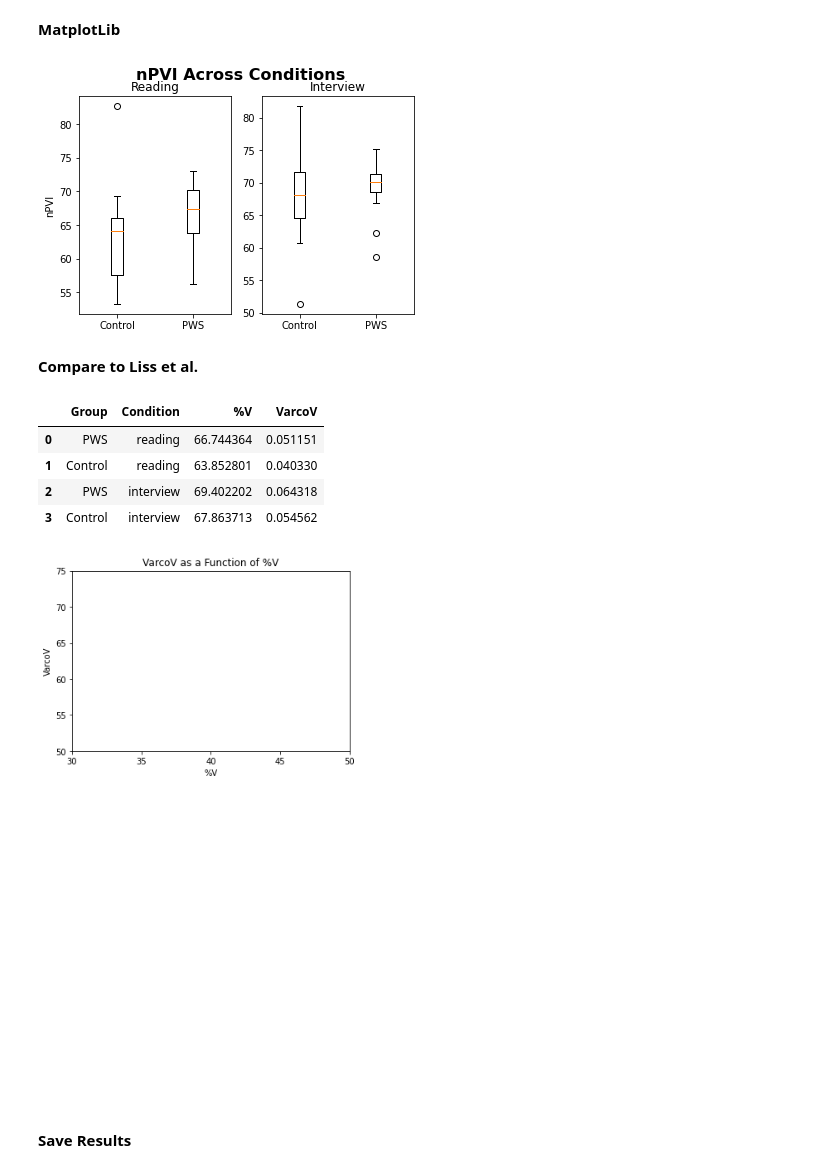
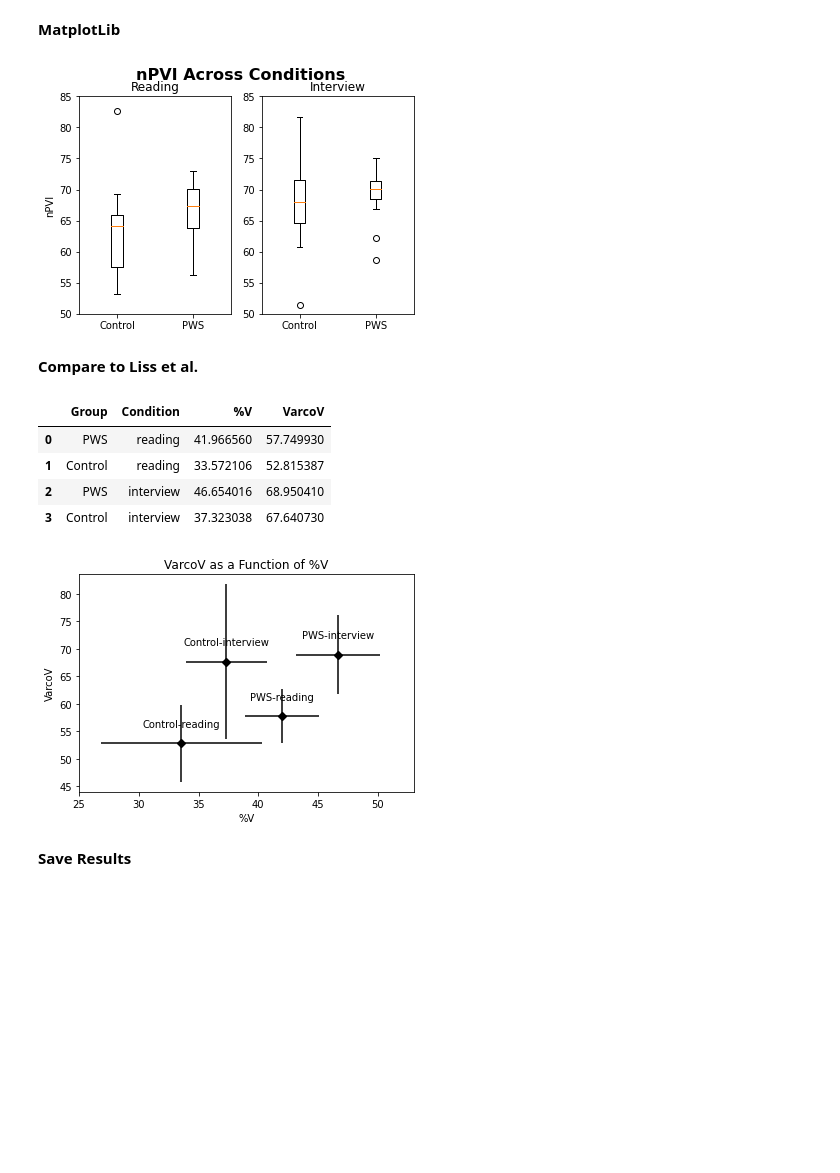
Before and after one commit to Janina712/MLTSA22_JBoecher, a Jupyter notebook: Other/4. Compute_RhythmMetrics.ipynb, the cells around one changed output. Cells and saved outputs as stored; diff of their text form; code cells hidden in the pictures; blank space fills up the shorter version.

```diff
--- a/Other/4. Compute_RhythmMetrics.ipynb
+++ b/Other/4. Compute_RhythmMetrics.ipynb
@@ -144,7 +144,7 @@ def computeDeltaC(df_consonants):
     subset_ID = df_consonants[df_consonants["ID"] == p]  # get subset of sound dataframe that corresponds to current participant
     subset_ID.index = range(len(subset_ID.index)) # reset index
     numberBG = len(subset_ID["Breath.Group"].unique())
-    grouped_cons = df_consonants.groupby("Breath.Group")
+    grouped_cons = subset_ID.groupby("Breath.Group")
     grouped_lists = grouped_cons["Duration"].apply(list)
     grouped_lists = grouped_lists.reset_index()
     deltaC = np.zeros(len(grouped_lists))
@@ -580,12 +564,14 @@ ax1.boxplot(df_boxplot_reading.values())
 ax1.set_xticklabels(df_boxplot_reading.keys())
 ax1.set_title("Reading")
 ax1.set_ylabel("nPVI")
+ax1.set_ylim([50, 85])
 ax2.boxplot(df_boxplot_interview.values())
 ax2.set_xticklabels(df_boxplot_interview.keys())
 ax2.set_title("Interview")
+ax2.set_ylim([50, 85])
 plt.savefig("boxplot.png");
 # %% [output]
-[figure, old version]
+[figure, new version]
 # %% [markdown]
 **Compare to Liss et al.**
 # %%
@@ -593,8 +579,8 @@ df2plot = pd.DataFrame(columns = ["Group", "Condition", "%V","VarcoV"])
 # %%
 group = ["PWS", "Control", "PWS", "Control"]
 condition = ["reading", "reading", "interview", "interview"]
-PercV = [result_reading_pws.mean()[0], result_reading_control.mean()[0], result_interview_pws.mean()[0], result_interview_control.mean()[0]]
-VarcoV = [result_reading_pws.mean()[4], result_reading_control.mean()[4], result_interview_pws.mean()[4], result_interview_control.mean()[4]]
+PercV = [result_reading_pws.mean()[2], result_reading_control.mean()[2], result_interview_pws.mean()[2], result_interview_control.mean()[2]]
+VarcoV = [result_reading_pws.mean()[6], result_reading_control.mean()[6], result_interview_pws.mean()[6], result_interview_control.mean()[6]]
 # %%
 df2plot["Group"] = group
 df2plot["Condition"] = condition
@@ -604,29 +590,31 @@ df2plot["VarcoV"] = VarcoV
 df2plot
 # %% [output]
 |  | Group | Condition | %V | VarcoV |
-| 0 | PWS | reading | 66.744364 | 0.051151 |
-| 1 | Control | reading | 63.852801 | 0.040330 |
-| 2 | PWS | interview | 69.402202 | 0.064318 |
-| 3 | Control | interview | 67.863713 | 0.054562 |
+| 0 | PWS | reading | 41.966560 | 57.749930 |
+| 1 | Control | reading | 33.572106 | 52.815387 |
+| 2 | PWS | interview | 46.654016 | 68.950410 |
+| 3 | Control | interview | 37.323038 | 67.640730 |
+# %%
+VarcoV_SDs = [SD_VarcoV_r_p, SD_VarcoV_r_c, SD_VarcoV_i_p, SD_VarcoV_i_c]
+PercV_SDs =  [SD_PercV_r_p, SD_PercV_r_c, SD_PercV_i_p, SD_PercV_i_c]
 # %%
-#plt.figure(figsize=(8, 8))
 result = plt.figure()
-#fig, ax = plt.subplots()
 plt.plot(df2plot["%V"], df2plot["VarcoV"], 'D', markerFaceColor = 'k', markerEdgeColor = 'k')
+plt.errorbar(df2plot["%V"], df2plot["VarcoV"],yerr = VarcoV_SDs, xerr = PercV_SDs, fmt = 'D',  markerFaceColor = 'k', markerEdgeColor = 'k', color = 'k')
 plt.title("VarcoV as a Function of %V")
 plt.xlabel("%V")
-plt.xlim([30, 50])
-plt.xticks(np.arange(30, 55, step=5))
-plt.ylim([50, 75])
+plt.xlim([25, 53])
+plt.xticks(np.arange(25, 55, step=5))
+#plt.ylim([50, 75])
 plt.ylabel("VarcoV")
 for x,y, group, cond in zip(df2plot["%V"], df2plot["VarcoV"], df2plot["Group"], df2plot["Condition"]):
   label = f"{group}-{cond}"
   plt.annotate(label, (x,y),
-  xytext=(x,y+1), ha = 'center')
-#plt.savefig("result.png")
+  xytext=(x,y+3), ha = 'center')
+plt.savefig("result.png")
 plt.show()
 # %% [output]
-[figure, old version]
+[figure, new version]
 # %% [markdown]
 **Save Results**
 # %%
```
Also changed, not shown: parts of 10 cells of this notebook.
